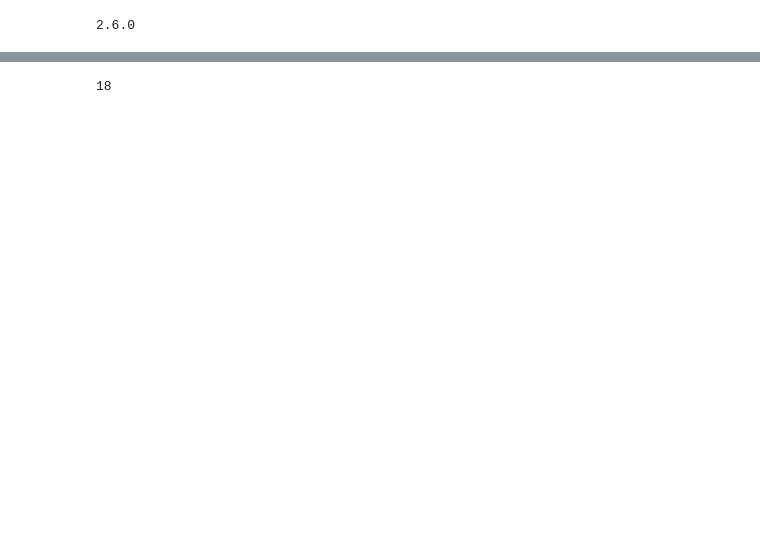
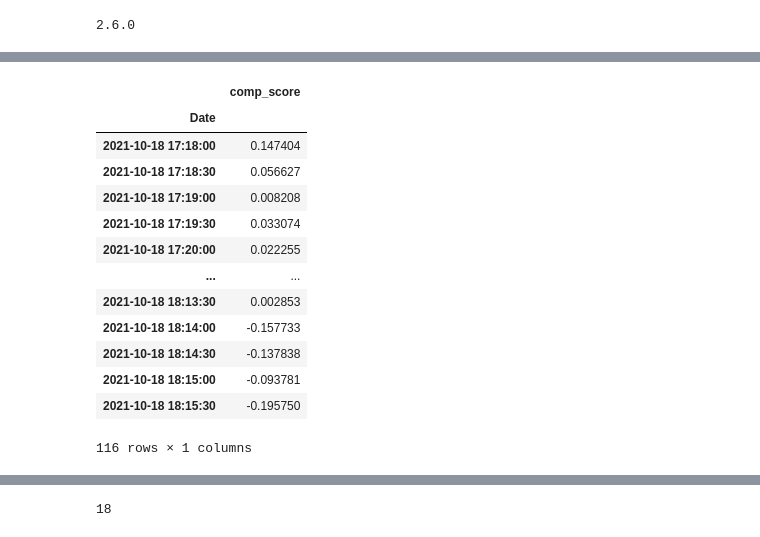
Before and after one commit to gmchinchayan/DLD-Gustavo, a Jupyter notebook: DS_Files/SentimentAnalysis/RNN Time Series Attempt.ipynb, the cells around one changed output, grey strips where cells are left out. Saved outputs shown, nothing was run; the diff lists cells and outputs as text; code cells hidden in the pictures; blank space fills up the shorter version.

```diff
--- a/DS_Files/SentimentAnalysis/RNN Time Series Attempt.ipynb
+++ b/DS_Files/SentimentAnalysis/RNN Time Series Attempt.ipynb
@@ -43,0 +46,17 @@ df_new = df['comp_score'].tail(100)
+# %%
+df30
+# %% [output]
+|  | comp_score |
+| Date |  |
+| 2021-10-18 17:18:00 | 0.147404 |
+| 2021-10-18 17:18:30 | 0.056627 |
+| 2021-10-18 17:19:00 | 0.008208 |
+| 2021-10-18 17:19:30 | 0.033074 |
+| 2021-10-18 17:20:00 | 0.022255 |
+| ... | ... |
+| 2021-10-18 18:13:30 | 0.002853 |
+| 2021-10-18 18:14:00 | -0.157733 |
+| 2021-10-18 18:14:30 | -0.137838 |
+| 2021-10-18 18:15:00 | -0.093781 |
+| 2021-10-18 18:15:30 | -0.195750 |
+116 rows × 1 columns
```
Also changed, not shown: parts of 17 cells of this notebook.
